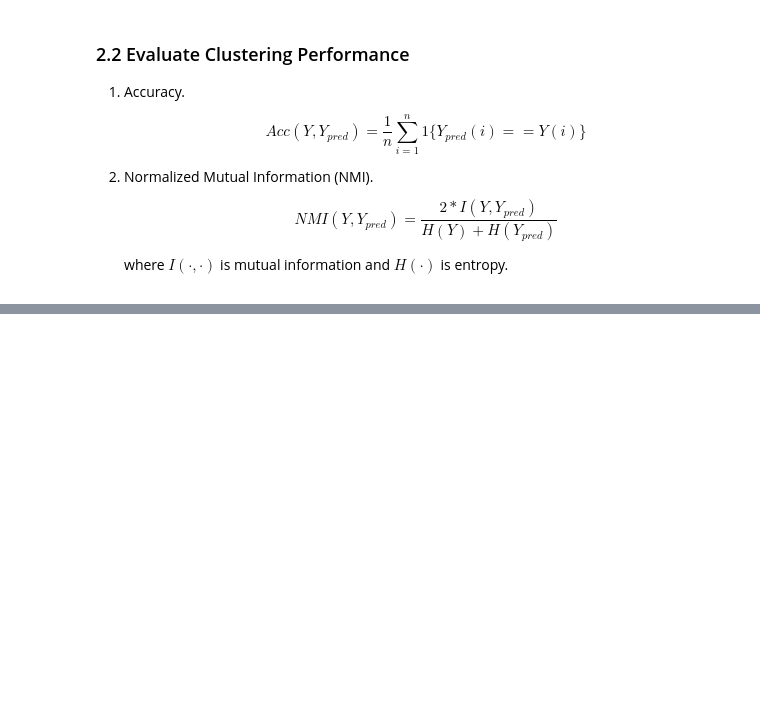
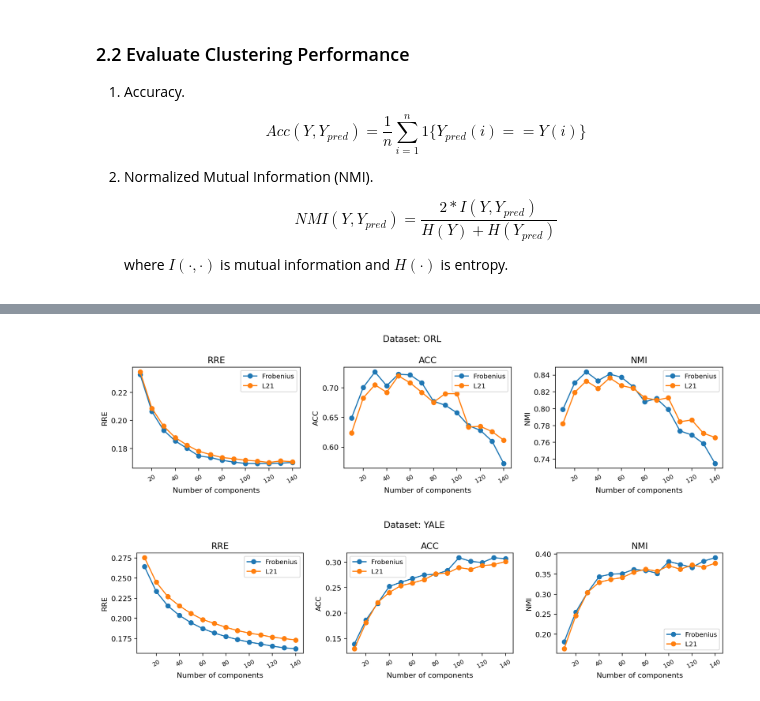
Before and after one commit to jbsaunders/comp5328-assignment-1, a Jupyter notebook: assignment1.ipynb, the cells around one changed output, grey strips where cells are left out. Cells and saved outputs as stored; diff of their text form; code cells hidden in the pictures; blank space fills up the shorter version.

```diff
--- a/assignment1.ipynb
+++ b/assignment1.ipynb
@@ -107,8 +164,0 @@ def load_data(root='data/CroppedYaleB', reduce=4):
-# %%
-# Load ORL dataset.
-X, Y = load_data(root='data/ORL', reduce=2)
-print('ORL dataset: X.shape = {}, Y.shape = {}'.format(X.shape, Y.shape))
-
-# Load Extended YaleB dataset.
-X, Y = load_data(root='data/CroppedYaleB', reduce=4)
-print('Extended YalB dataset: X.shape = {}, Y.shape = {}'.format(X.shape, Y.shape))
@@ -260,0 +779,13 @@ Acc(NMI) = 0.5875 (0.7431)
+# %%
+normalization = ["none", "per_image", "global"]
+
+# create each cfg
+configs = []
+for ds in datasets:
+    for n in normalization:
+        for m in methods:
+            cfg = {**base, "dataset": ds, "normalization": n, "nmf_type": m}
+            configs.append(cfg)
+
+result_norm = run_configs_parallel(configs, n_jobs=-1, backend="loky", verbose=10)
+df = pd.DataFrame(result)
@@ -260,0 +897,13 @@ Acc(NMI) = 0.5875 (0.7431)
+# %%
+# experiment about rank on ORL and yale
+k_grid   = list(range(10, 141, 10))
+
+# create each cfg
+configs = []
+for ds in datasets:
+    for m in methods:
+        for k in k_grid:
+            cfg = {**base, "dataset": ds, "nmf_type": m, "rank": k}
+            configs.append(cfg)
+
+result_rank = run_configs_parallel(configs, n_jobs=-1, backend="loky", verbose=10)
@@ -260,0 +1022,7 @@ Acc(NMI) = 0.5875 (0.7431)
+# %%
+x_label = 'Number of components'
+labels = 'k'
+plot_results(result_rank, x_label, labels, legend_name=None)
+# %% [output]
+[figure, added]
+[figure, added]
```
Also changed, not shown: parts of 43 cells of this notebook, 5 other files.
